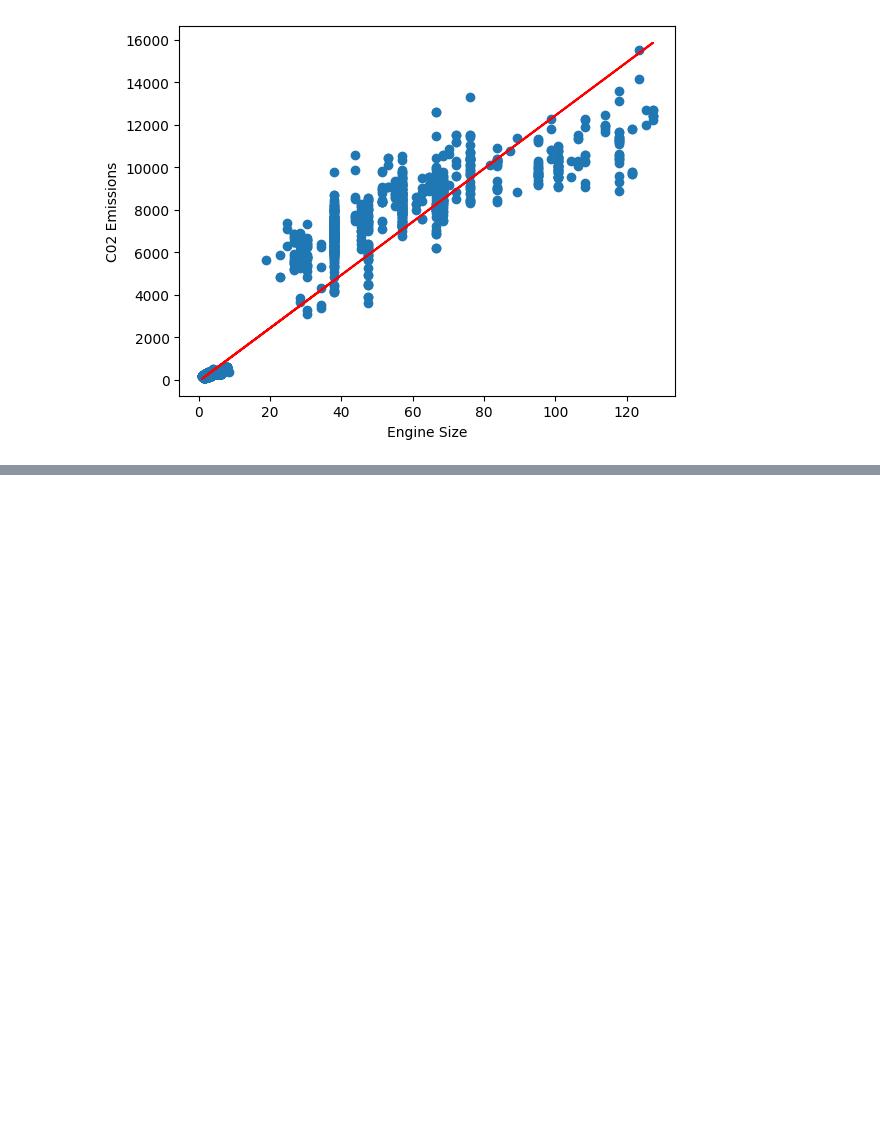
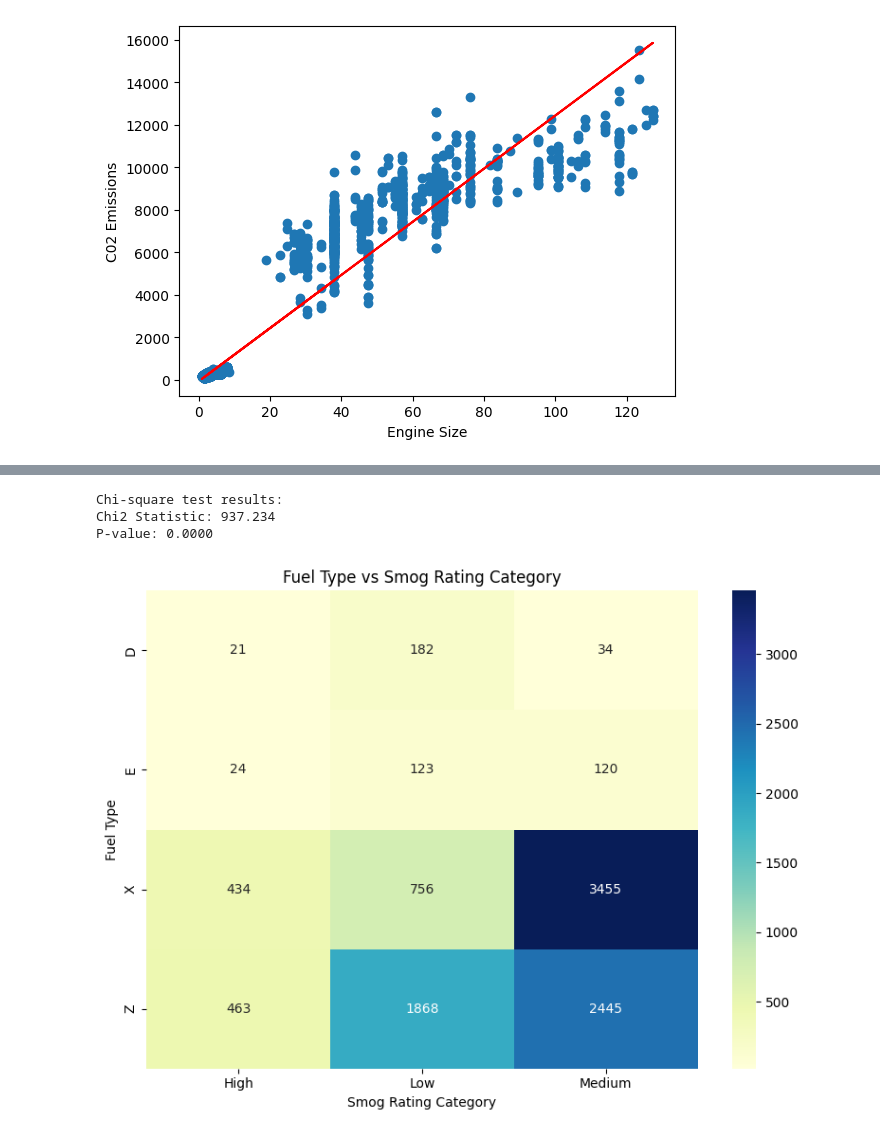
Before and after one commit to KalebW1229/CMSC320-Final-Project, a Jupyter notebook: checkpoint2.ipynb, the cells around one changed output, grey strips where cells are left out. Drawn from its saved outputs; the diff is of its cells as text; code cells hidden in the pictures; blank space fills up the shorter version.

```diff
--- a/checkpoint2.ipynb
+++ b/checkpoint2.ipynb
@@ -42,0 +93,35 @@ plt.show()
+# %%
+# Creating smog rating categories
+def categorize_smog(rating):
+    if rating <= 3:
+        return "Low"
+    elif rating <= 7:
+        return "Medium"
+    else:
+        return "High"
+
+df["Smog Category"] = df["Smog rating"].apply(categorize_smog)
+
+# Build the contingency table
+contingency = pd.crosstab(df["Fuel type"], df["Smog Category"])
+
+# Run the Chi-Square test
+chi2, p, dof, expected = chi2_contingency(contingency)
+print("\nChi-square test results:")
+print(f"Chi2 Statistic: {chi2:.3f}")
+print(f"P-value: {p:.4f}")
+# %% [output]
+Chi-square test results:
+Chi2 Statistic: 937.234
+P-value: 0.0000
+# %%
+# Visualization
+plt.figure(figsize=(8, 6))
+sns.heatmap(contingency, annot=True, fmt='d', cmap='YlGnBu')
+plt.title("Fuel Type vs Smog Rating Category")
+plt.xlabel("Smog Rating Category")
+plt.ylabel("Fuel Type")
+plt.tight_layout()
+plt.show()
+# %% [output]
+[figure, added]
```
Also changed, not shown: parts of 8 cells of this notebook.
